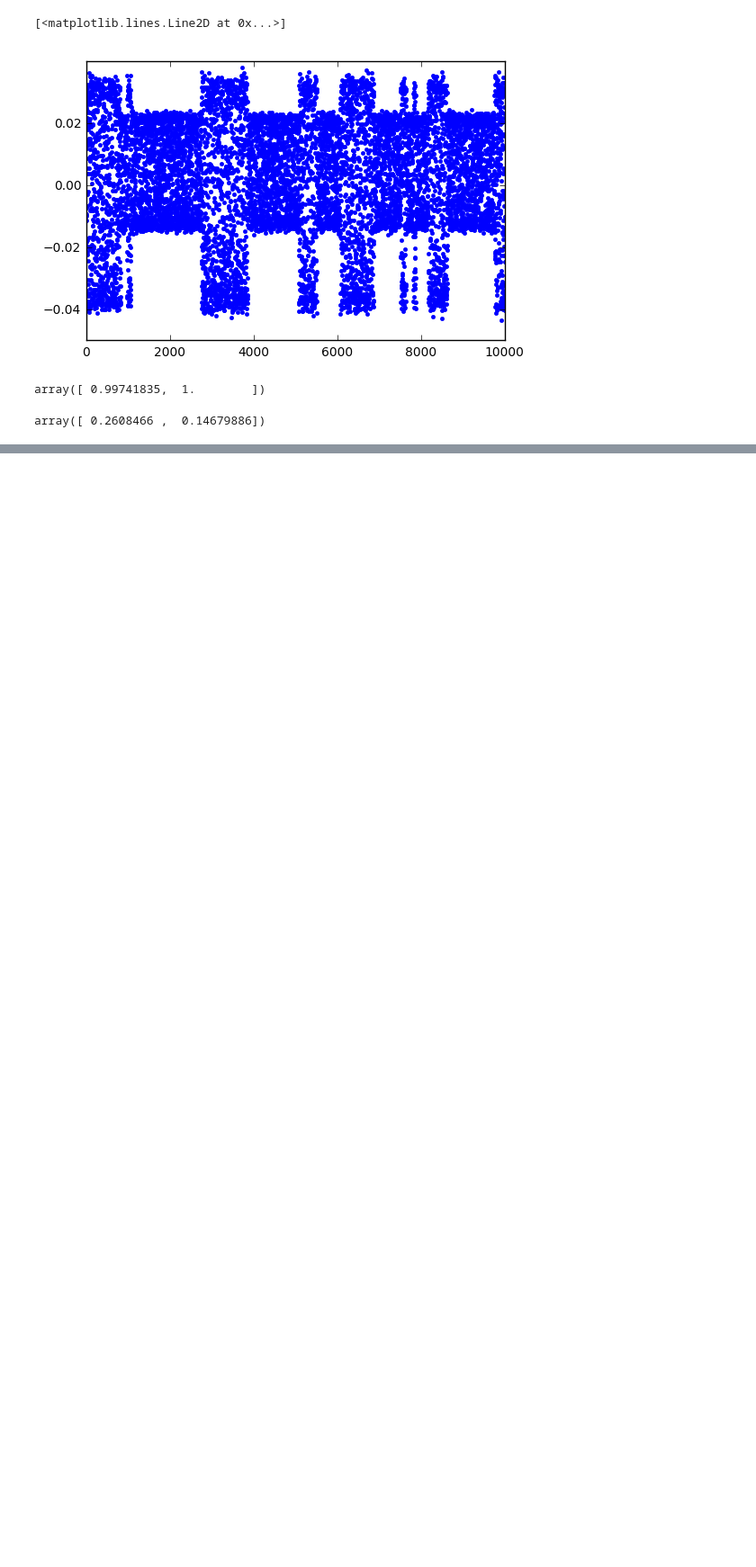
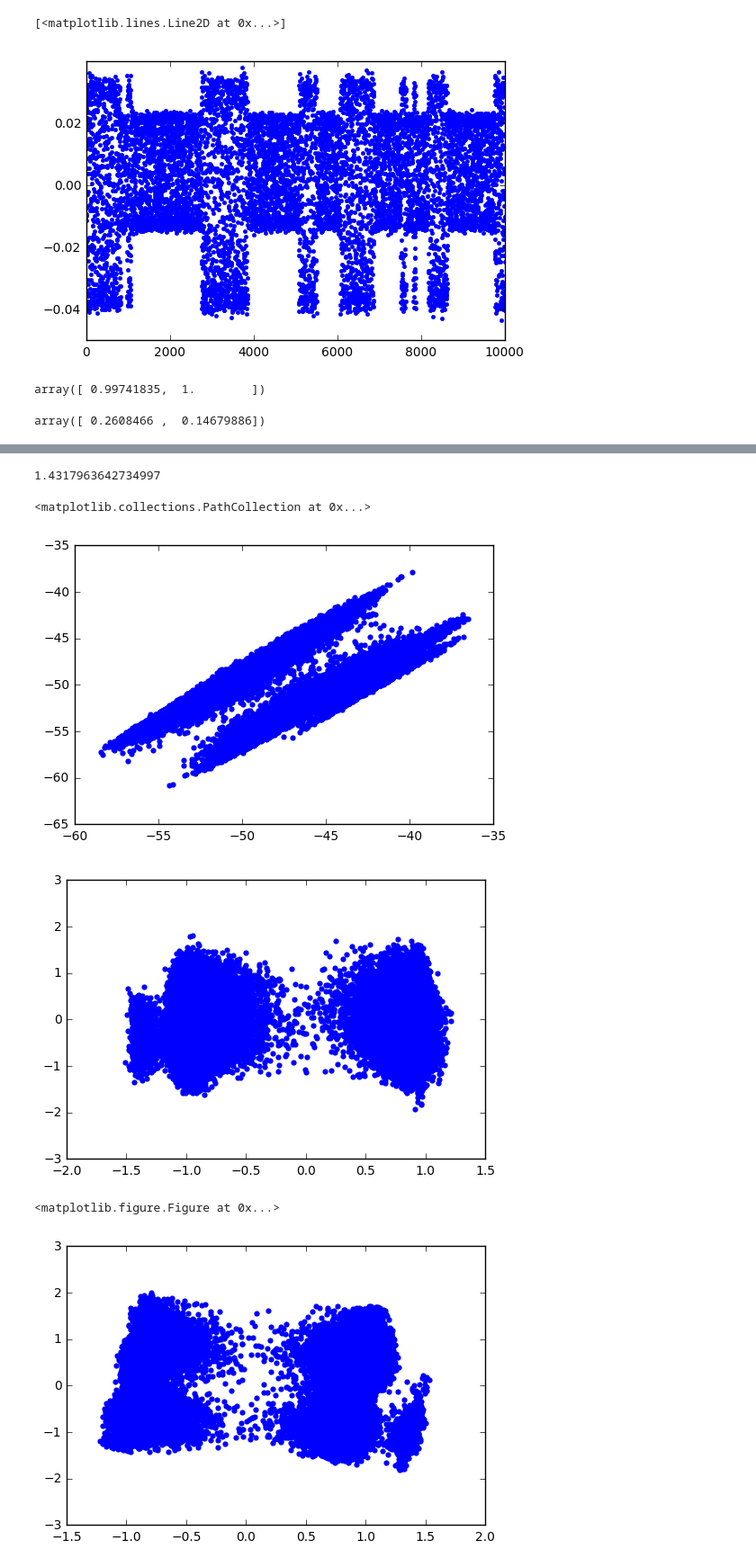
Before and after one commit to maxentile/msm-learn, a Jupyter notebook: notebooks/End-to-end optimization of propagator eigenfunction approximators.ipynb, the cells around one changed output, grey strips where cells are left out. Shown at 90% size. Saved outputs shown, nothing was run; the diff lists cells and outputs as text; code cells hidden in the pictures; blank space fills up the shorter version.

```diff
--- a/notebooks/End-to-end optimization of propagator eigenfunction approximators.ipynb
+++ b/notebooks/End-to-end optimization of propagator eigenfunction approximators.ipynb
@@ -561,0 +914,2 @@ array([ 0.2608466 ,  0.14679886])
+# %%
+adaptive_vac.fit(X, num_iters=5000)
@@ -561,0 +935,6 @@ array([ 0.2608466 ,  0.14679886])
+# %%
+X_nc = adaptive_vac.transform(X)
+# %%
+tica = pyemma.coordinates.tica(X, lag=lag)
+X_tica = tica.transform(X)
+np.sum(tica.eigenvalues[:2])
@@ -561,0 +948,5 @@ array([ 0.2608466 ,  0.14679886])
+# %%
+tica_nc = pyemma.coordinates.tica(X_nc, lag=lag)
+np.sum(tica_nc.eigenvalues[:2])
+# %% [output]
+1.4317963642734997
@@ -561,0 +955,18 @@ array([ 0.2608466 ,  0.14679886])
+# %%
+x = np.vstack(X_nc)
+plt.scatter(x[:,0], x[:,1], linewidths=0)
+
+plt.figure()
+x = np.vstack(tica_nc.get_output())
+plt.scatter(x[:,0], x[:,1], linewidths=0)
+
+plt.figure()
+plt.figure()
+x = np.vstack(X_tica)
+plt.scatter(x[:,0], x[:,1], linewidths=0)
+# %% [output]
+<matplotlib.collections.PathCollection at 0x...>
+[figure, added]
+[figure, added]
+<matplotlib.figure.Figure at 0x...>
+[figure, added]
```
Also changed, not shown: parts of 39 cells of this notebook, 1 other file.
